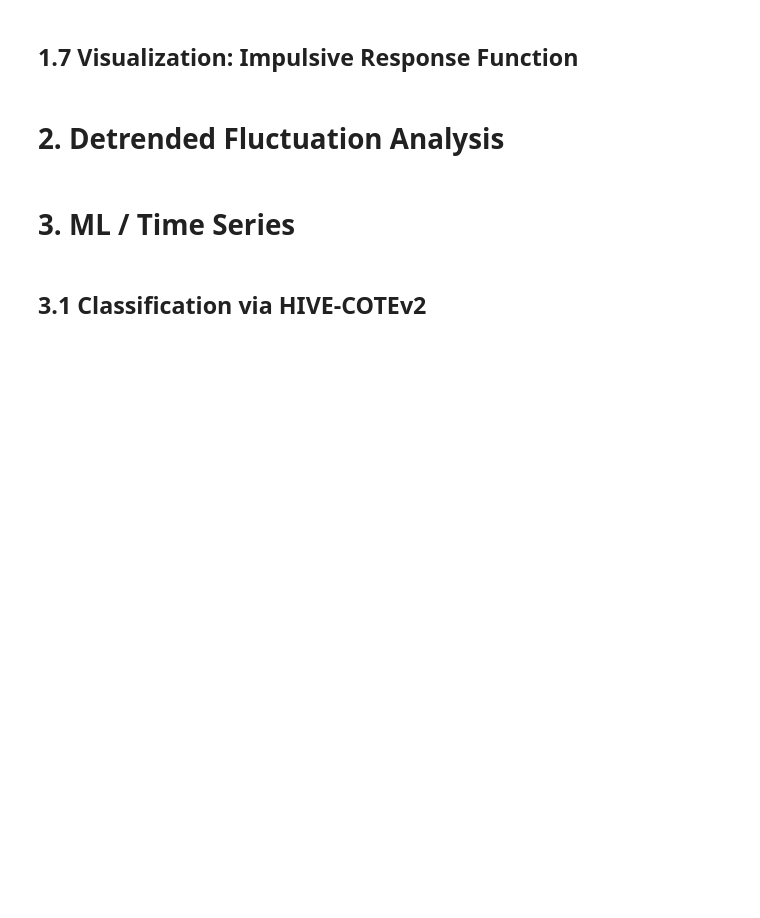
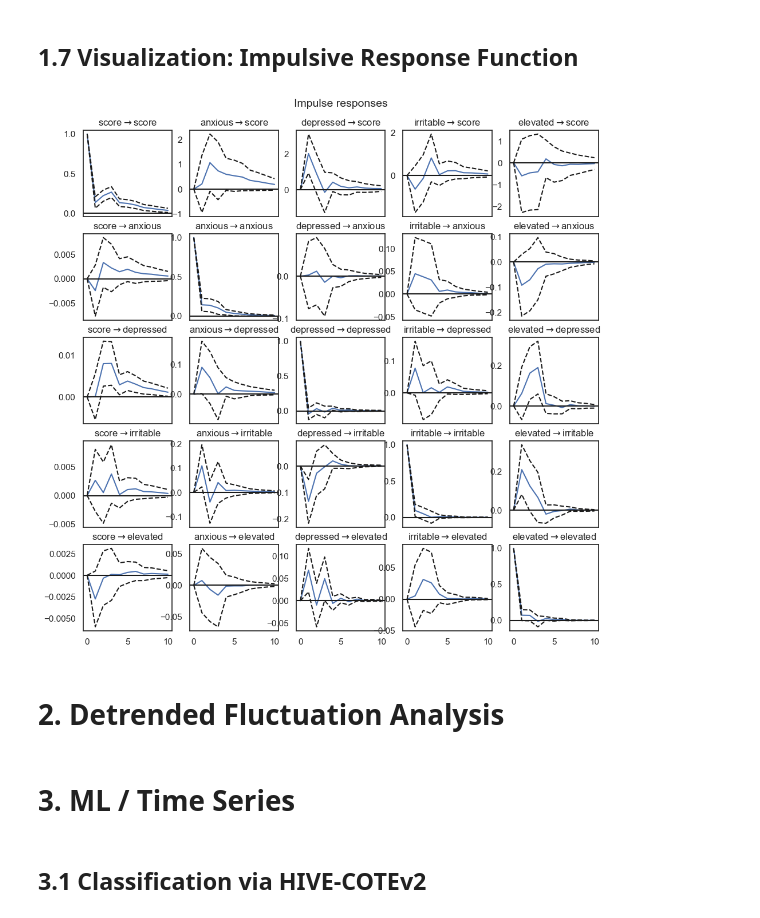
Before and after one commit to brozena/oura_mood_VAR, a Jupyter notebook: notebooks/project.ipynb, the cells around one changed output. Cells and saved outputs as stored; diff of their text form; code cells hidden in the pictures; blank space fills up the shorter version.

```diff
--- a/notebooks/project.ipynb
+++ b/notebooks/project.ipynb
@@ -330,2 +329,0 @@ VAR Order Selection (* highlights the minimums)
-# %%
-model_var.fit(2).summary()
@@ -349,0 +330,3 @@ irritable   -0.014868  0.337676   0.425895   1.000000
+# %%
+results_var = model_var.fit(3)
+results_var.summary()
@@ -352,5 +382,11 @@ irritable   -0.014868  0.337676   0.425895   1.000000
 # %% [markdown]
 ## 1.7 Visualization: Impulsive Response Function
+# %%
+irf = results_var.irf(10)
+
+irf.plot(orth=False);
+# %% [output]
+[figure, added]
 # %% [markdown]
 # 2. Detrended Fluctuation Analysis
 # %% [markdown]
```
Also changed, not shown: parts of 5 cells of this notebook.
